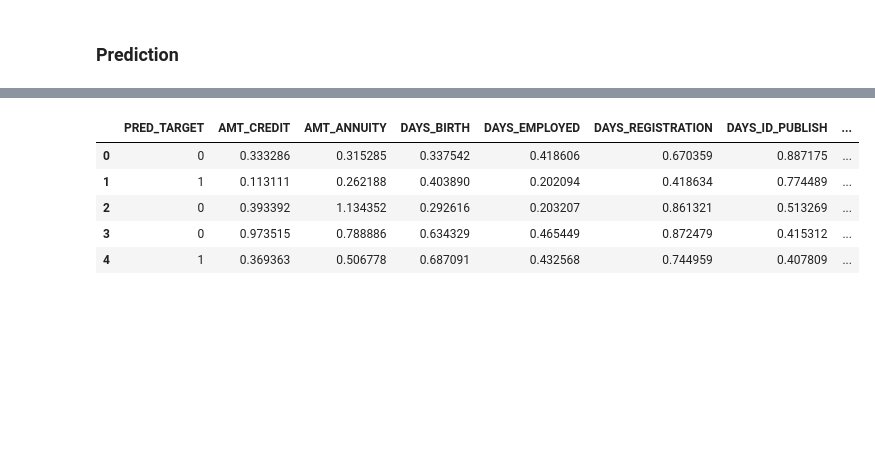
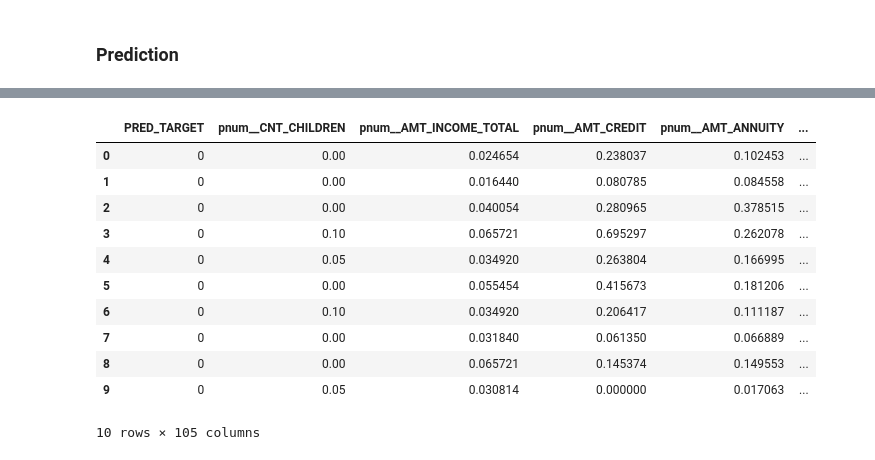
Before and after one commit to endahrakhma/credit_default_risk, a Jupyter notebook: Home_Credit_Default_Risk.ipynb, the cells around one changed output, grey strips where cells are left out. Drawn from its saved outputs; the diff is of its cells as text; code cells hidden in the pictures; blank space fills up the shorter version.

```diff
--- a/Home_Credit_Default_Risk.ipynb
+++ b/Home_Credit_Default_Risk.ipynb
@@ -943,0 +971,7 @@ sns.heatmap(cm, annot=True, cmap='viridis', cbar=True)
+# %%
+feature_importance_xgb = xgb.get_booster().get_score(importance_type='weight')
+keys = list(feature_importance_xgb.keys())
+values = list(feature_importance_xgb.values())
+
+top_20_xgb = pd.DataFrame(data=values, index=keys, columns=["xgb_imp"]).sort_values(by = "xgb_imp", ascending=False).nlargest(20, columns="xgb_imp")
+top_20_xgb.plot(kind='barh', figsize = (20,10))
@@ -943,0 +981,3 @@ sns.heatmap(cm, annot=True, cmap='viridis', cbar=True)
+# %%
+list_top_20_xgb=top_20_xgb.index.to_list()
+list_top_20_xgb
@@ -1158,7 +1017,3 @@ import pickle
 pickle.dump(xgb, open('model_xgboost_hci.pkl', 'wb'))
 # %%
 best_model = pickle.load(open('model_xgboost_hci.pkl', 'rb'))
-# %%
-# Mencoba melakukan prediksi data_test
-prediksi = best_model.predict(data_test_new_scaled)
-#prediksi = best_model.predict(test_cols)
@@ -1165,12 +1029,28 @@ prediksi = best_model.predict(data_test_new_scaled)
+# %%
+# Re-align test data columns to match training data
+test_data_corrected = test_new[list_top_20_xgb].reindex(columns=X_train.columns, fill_value=0)  # Align columns
+#dtest_corrected = xgb.DMatrix(test_data_corrected)
+
+# Prediction should now work without errors
+try:
+    prediksi = best_model.predict(test_data_corrected)
+except ValueError as e:
+    print("Error:", e)
 # %%
-data_test_new_scaled.insert(0, "PRED_TARGET", prediksi, True)
-data_test_new_scaled.head()
+test_new.insert(0, "PRED_TARGET", prediksi, True)
+test_new.head(10)
 # %% [output]
-|  | PRED_TARGET | AMT_CREDIT | AMT_ANNUITY | DAYS_BIRTH | DAYS_EMPLOYED | DAYS_REGISTRATION | DAYS_ID_PUBLISH | ... |
-| 0 | 0 | 0.333286 | 0.315285 | 0.337542 | 0.418606 | 0.670359 | 0.887175 | ... |
-| 1 | 1 | 0.113111 | 0.262188 | 0.403890 | 0.202094 | 0.418634 | 0.774489 | ... |
-| 2 | 0 | 0.393392 | 1.134352 | 0.292616 | 0.203207 | 0.861321 | 0.513269 | ... |
-| 3 | 0 | 0.973515 | 0.788886 | 0.634329 | 0.465449 | 0.872479 | 0.415312 | ... |
-| 4 | 1 | 0.369363 | 0.506778 | 0.687091 | 0.432568 | 0.744959 | 0.407809 | ... |
+|  | PRED_TARGET | pnum__CNT_CHILDREN | pnum__AMT_INCOME_TOTAL | pnum__AMT_CREDIT | pnum__AMT_ANNUITY | ... |
+| 0 | 0 | 0.00 | 0.024654 | 0.238037 | 0.102453 | ... |
+| 1 | 0 | 0.00 | 0.016440 | 0.080785 | 0.084558 | ... |
+| 2 | 0 | 0.00 | 0.040054 | 0.280965 | 0.378515 | ... |
+| 3 | 0 | 0.10 | 0.065721 | 0.695297 | 0.262078 | ... |
+| 4 | 0 | 0.05 | 0.034920 | 0.263804 | 0.166995 | ... |
+| 5 | 0 | 0.00 | 0.055454 | 0.415673 | 0.181206 | ... |
+| 6 | 0 | 0.10 | 0.034920 | 0.206417 | 0.111187 | ... |
+| 7 | 0 | 0.00 | 0.031840 | 0.061350 | 0.066889 | ... |
+| 8 | 0 | 0.00 | 0.065721 | 0.145374 | 0.149553 | ... |
+| 9 | 0 | 0.05 | 0.030814 | 0.000000 | 0.017063 | ... |
+10 rows × 105 columns
 # %%
 # Merubah dalam format DataFrame
```
Also changed, not shown: parts of 256 cells of this notebook, 2 other files.
